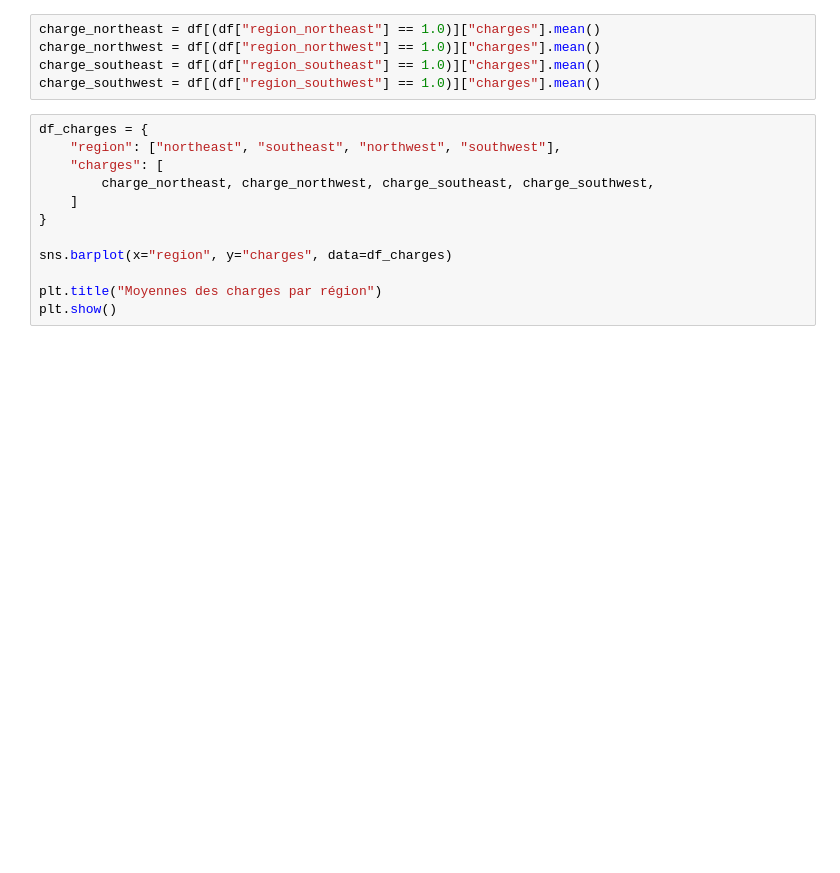
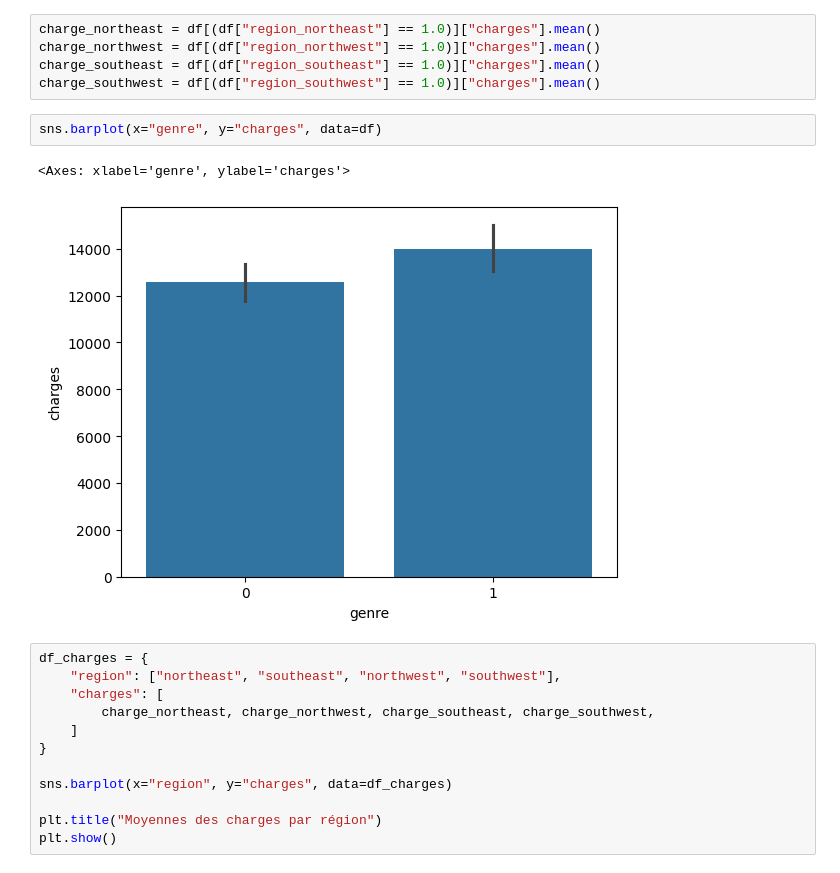
Before and after one commit to Daviddavid-sudo/Briefprimeassurance, a Jupyter notebook: analyse.ipynb, the cells around one changed output. Saved outputs shown, nothing was run; the diff lists cells and outputs as text; blank space fills up the shorter version.

```diff
--- a/analyse.ipynb
+++ b/analyse.ipynb
@@ -555,6 +726,11 @@ charge_northeast = df[(df["region_northeast"] == 1.0)]["charges"].mean()
 charge_northwest = df[(df["region_northwest"] == 1.0)]["charges"].mean()
 charge_southeast = df[(df["region_southeast"] == 1.0)]["charges"].mean()
 charge_southwest = df[(df["region_southwest"] == 1.0)]["charges"].mean()
+# %%
+sns.barplot(x="genre", y="charges", data=df)
+# %% [output]
+<Axes: xlabel='genre', ylabel='charges'>
+[figure, added]
 # %%
 df_charges = {
     "region": ["northeast", "southeast", "northwest", "southwest"],
```
Also changed, not shown: parts of 17 cells of this notebook, 3 other files.
